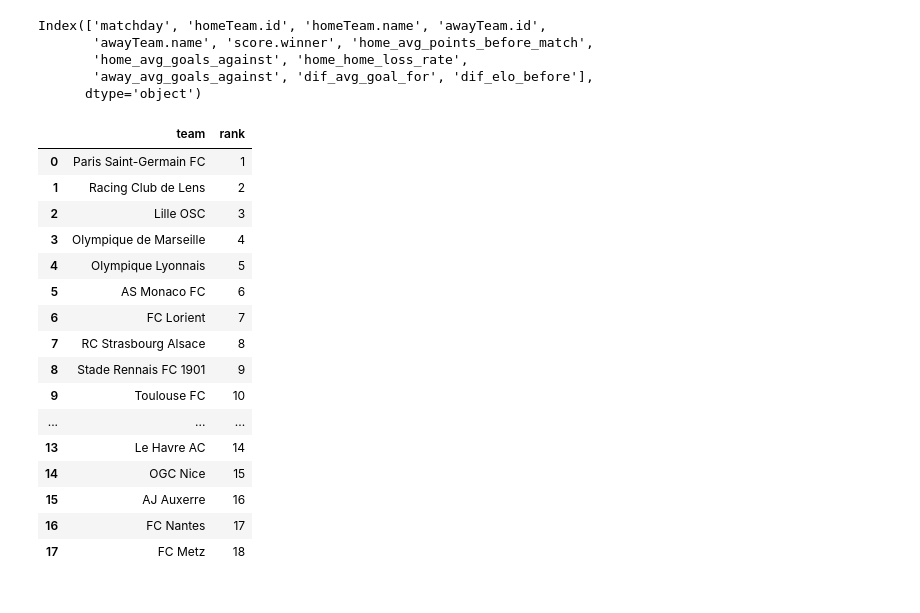
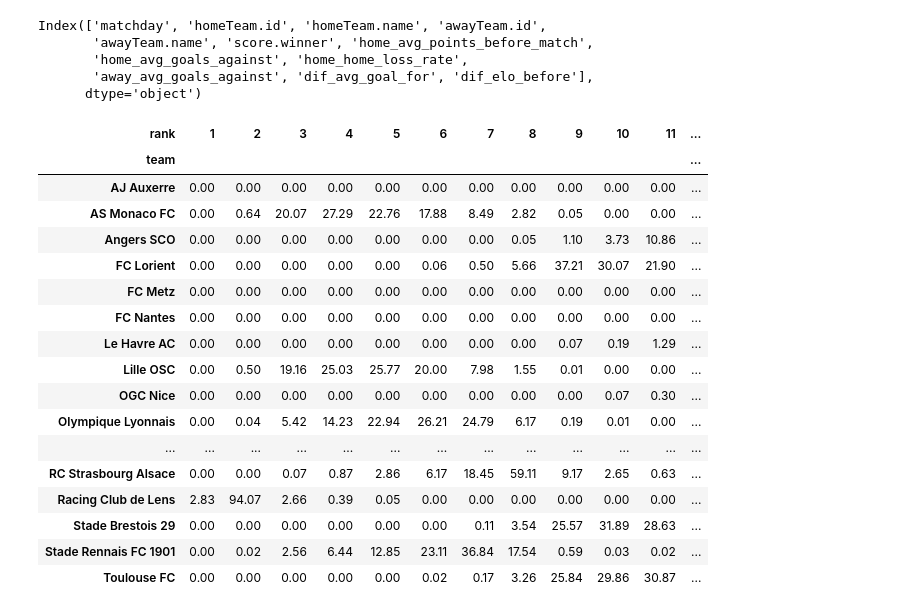
Before and after one commit to judithbreaud/ligue1_viz, a Jupyter notebook: notebooks/end_of_season.ipynb, the cells around one changed output. Cells and saved outputs as stored; diff of their text form; code cells hidden in the pictures.

```diff
--- a/notebooks/end_of_season.ipynb
+++ b/notebooks/end_of_season.ipynb
@@ -1141,26 +1160,6 @@ def run_one_simulation(probas,classes,unplayed,played,old_goal_dif):
     merged_df["rank"] = merged_df.index + 1
 
     return merged_df[["team","rank"]]
-# %%
-run_one_simulation(probas,classes,y_label_unplayed,y_label_played,old_goal_dif)
-# %% [output]
-|  | team | rank |
-| 0 | Paris Saint-Germain FC | 1 |
-| 1 | Racing Club de Lens | 2 |
-| 2 | Lille OSC | 3 |
-| 3 | Olympique de Marseille | 4 |
-| 4 | Olympique Lyonnais | 5 |
-| 5 | AS Monaco FC | 6 |
-| 6 | FC Lorient | 7 |
-| 7 | RC Strasbourg Alsace | 8 |
-| 8 | Stade Rennais FC 1901 | 9 |
-| 9 | Toulouse FC | 10 |
-| ... | ... | ... |
-| 13 | Le Havre AC | 14 |
-| 14 | OGC Nice | 15 |
-| 15 | AJ Auxerre | 16 |
-| 16 | FC Nantes | 17 |
-| 17 | FC Metz | 18 |
 # %%
 def run_monte_carlo(n_simulations,probas,classes,unplayed,played,old_goal_dif):
     results = []
@@ -1182,6 +1181,27 @@ rank_counts = (
 )
 # %%
 rank_probs=rank_counts*100/N
+# %%
+rank_probs
+# %% [output]
+| rank | 1 | 2 | 3 | 4 | 5 | 6 | 7 | 8 | 9 | 10 | 11 | ... |
+| team |  |  |  |  |  |  |  |  |  |  |  | ... |
+| AJ Auxerre | 0.00 | 0.00 | 0.00 | 0.00 | 0.00 | 0.00 | 0.00 | 0.00 | 0.00 | 0.00 | 0.00 | ... |
+| AS Monaco FC | 0.00 | 0.64 | 20.07 | 27.29 | 22.76 | 17.88 | 8.49 | 2.82 | 0.05 | 0.00 | 0.00 | ... |
+| Angers SCO | 0.00 | 0.00 | 0.00 | 0.00 | 0.00 | 0.00 | 0.00 | 0.05 | 1.10 | 3.73 | 10.86 | ... |
+| FC Lorient | 0.00 | 0.00 | 0.00 | 0.00 | 0.00 | 0.06 | 0.50 | 5.66 | 37.21 | 30.07 | 21.90 | ... |
+| FC Metz | 0.00 | 0.00 | 0.00 | 0.00 | 0.00 | 0.00 | 0.00 | 0.00 | 0.00 | 0.00 | 0.00 | ... |
+| FC Nantes | 0.00 | 0.00 | 0.00 | 0.00 | 0.00 | 0.00 | 0.00 | 0.00 | 0.00 | 0.00 | 0.00 | ... |
+| Le Havre AC | 0.00 | 0.00 | 0.00 | 0.00 | 0.00 | 0.00 | 0.00 | 0.00 | 0.07 | 0.19 | 1.29 | ... |
+| Lille OSC | 0.00 | 0.50 | 19.16 | 25.03 | 25.77 | 20.00 | 7.98 | 1.55 | 0.01 | 0.00 | 0.00 | ... |
+| OGC Nice | 0.00 | 0.00 | 0.00 | 0.00 | 0.00 | 0.00 | 0.00 | 0.00 | 0.00 | 0.07 | 0.30 | ... |
+| Olympique Lyonnais | 0.00 | 0.04 | 5.42 | 14.23 | 22.94 | 26.21 | 24.79 | 6.17 | 0.19 | 0.01 | 0.00 | ... |
+| ... | ... | ... | ... | ... | ... | ... | ... | ... | ... | ... | ... | ... |
+| RC Strasbourg Alsace | 0.00 | 0.00 | 0.07 | 0.87 | 2.86 | 6.17 | 18.45 | 59.11 | 9.17 | 2.65 | 0.63 | ... |
+| Racing Club de Lens | 2.83 | 94.07 | 2.66 | 0.39 | 0.05 | 0.00 | 0.00 | 0.00 | 0.00 | 0.00 | 0.00 | ... |
+| Stade Brestois 29 | 0.00 | 0.00 | 0.00 | 0.00 | 0.00 | 0.00 | 0.11 | 3.54 | 25.57 | 31.89 | 28.63 | ... |
+| Stade Rennais FC 1901 | 0.00 | 0.02 | 2.56 | 6.44 | 12.85 | 23.11 | 36.84 | 17.54 | 0.59 | 0.03 | 0.02 | ... |
+| Toulouse FC | 0.00 | 0.00 | 0.00 | 0.00 | 0.00 | 0.02 | 0.17 | 3.26 | 25.84 | 29.86 | 30.87 | ... |
 # %%
 res_monte_carlo["team"].unique()
 # %% [output]
```
Also changed, not shown: parts of 19 cells of this notebook.
